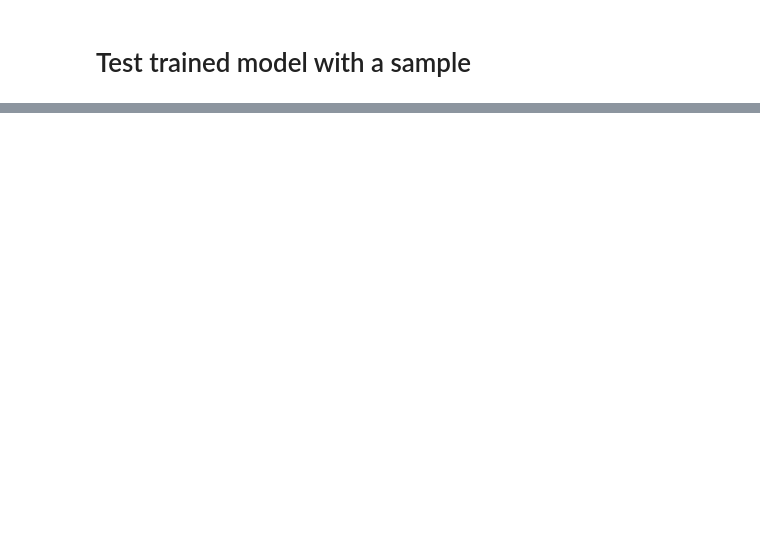
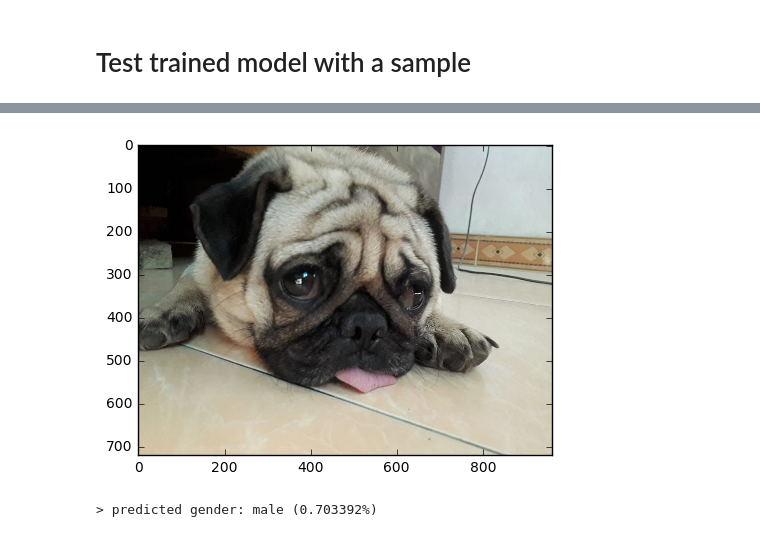
Before and after one commit to nhduong/human_gender_prediction, a Jupyter notebook: gender_prediction.ipynb, the cells around one changed output, grey strips where cells are left out. Cells and saved outputs as stored; diff of their text form; code cells hidden in the pictures; blank space fills up the shorter version.

Commit message:
updated gender prediction src

```diff
--- a/gender_prediction.ipynb
+++ b/gender_prediction.ipynb
@@ -16,13 +16,13 @@ from tensorflow.contrib.keras.python.keras.regularizers import l1, l2
 # %% [markdown]
 # Load training and validation sets
 # %%
-trainingset_x = genfromtxt('gender/wiki_crop/64_64_50614_4098_training_x_onehot.csv', delimiter=',')
-trainingset_y = genfromtxt('gender/wiki_crop/64_64_50614_4098_training_y_onehot.csv', delimiter=',')
+trainingset_x = np.loadtxt('gender/wiki_crop/64_64_50614_4098_training_x_onehot.csv', delimiter=',')
+trainingset_y = np.loadtxt('gender/wiki_crop/64_64_50614_4098_training_y_onehot.csv', delimiter=',')
 
-testingset_x = genfromtxt('gender/wiki_crop/64_64_11938_4098_testing_x_onehot.csv', delimiter=',')
-testingset_y = genfromtxt('gender/wiki_crop/64_64_11938_4098_testing_y_onehot.csv', delimiter=',')
+testingset_x = np.loadtxt('gender/wiki_crop/64_64_11938_4098_testing_x_onehot.csv', delimiter=',')
+testingset_y = np.loadtxt('gender/wiki_crop/64_64_11938_4098_testing_y_onehot.csv', delimiter=',')
 
-valset_x = genfromtxt('gender/wiki_crop/64_64_5968_4098_val_x_onehot.csv', delimiter=',')
-valset_y = genfromtxt('gender/wiki_crop/64_64_5968_4098_val_y_onehot.csv', delimiter=',')
+valset_x = np.loadtxt('gender/wiki_crop/64_64_5968_4098_val_x_onehot.csv', delimiter=',')
+valset_y = np.loadtxt('gender/wiki_crop/64_64_5968_4098_val_y_onehot.csv', delimiter=',')
 # %%
 trainingset_x.shape
@@ -117,7 +129,10 @@ model.add(Dropout(0.25))
 n_hidden_units = 2048
 
 model.add(Flatten())
-model.add(Dense(n_hidden_units, activation='relu', kernel_regularizer=l2(0.001)))
+# model.add(Dense(n_hidden_units, activation='relu', kernel_regularizer=l2(0.001)))
+model.add(Dense(n_hidden_units, activation='relu'))
+model.add(Dropout(0.5))
+model.add(Dense(n_hidden_units, activation='relu'))
 model.add(Dropout(0.5))
 model.add(Dense(n_classes, activation='softmax'))
 # %% [markdown]
@@ -128,11 +143,11 @@ model.compile(loss='categorical_crossentropy', optimizer=opt, metrics=['accuracy
 # %% [markdown]
 # Training the model
 # %%
-batch_size = 128
+batch_size = 256
 n_epoches = 500
 
 # Stop training when the validation loss does not change significantly in 20 epoches
-early_stopping = EarlyStopping(monitor='val_loss', patience=20)
+early_stopping = EarlyStopping(monitor='val_loss', patience=50)
 
 model.fit(trainingset_x, trainingset_y,
           batch_size=batch_size, epochs=n_epoches,
@@ -190,0 +236,21 @@ print('> predicted gender: %s (%f%%)'
+# %%
+import cv2
+
+img = cv2.imread('bun.jpg')
+plt.imshow(cv2.cvtColor(img, cv2.COLOR_BGR2RGB))
+# plt.imshow(img, cmap='gray')
+plt.show()
+
+img = cv2.cvtColor(img, cv2.COLOR_RGB2GRAY)
+img = cv2.resize(img, (64, 64))
+
+img = cv2.transpose(img)
+img = img.reshape([1, img_dim, img_dim, 1])
+pred_cls = model.predict_classes(img, verbose=0)
+proba = model.predict(img, verbose=0)
+
+print('> predicted gender: %s (%f%%)'
+      % (get_label(pred_cls), np.max(proba)))
+# %% [output]
+[figure, added]
+> predicted gender: male (0.703392%)
```
Also changed, not shown: parts of 19 cells of this notebook.
